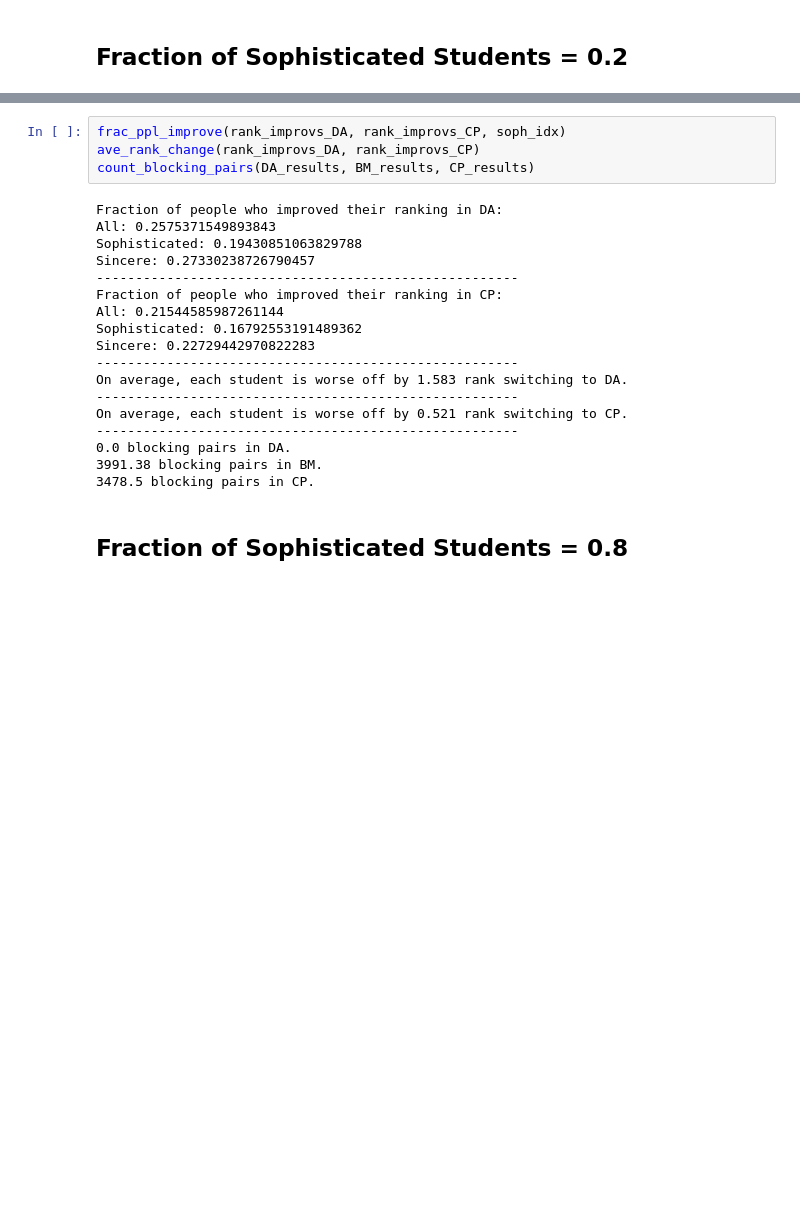
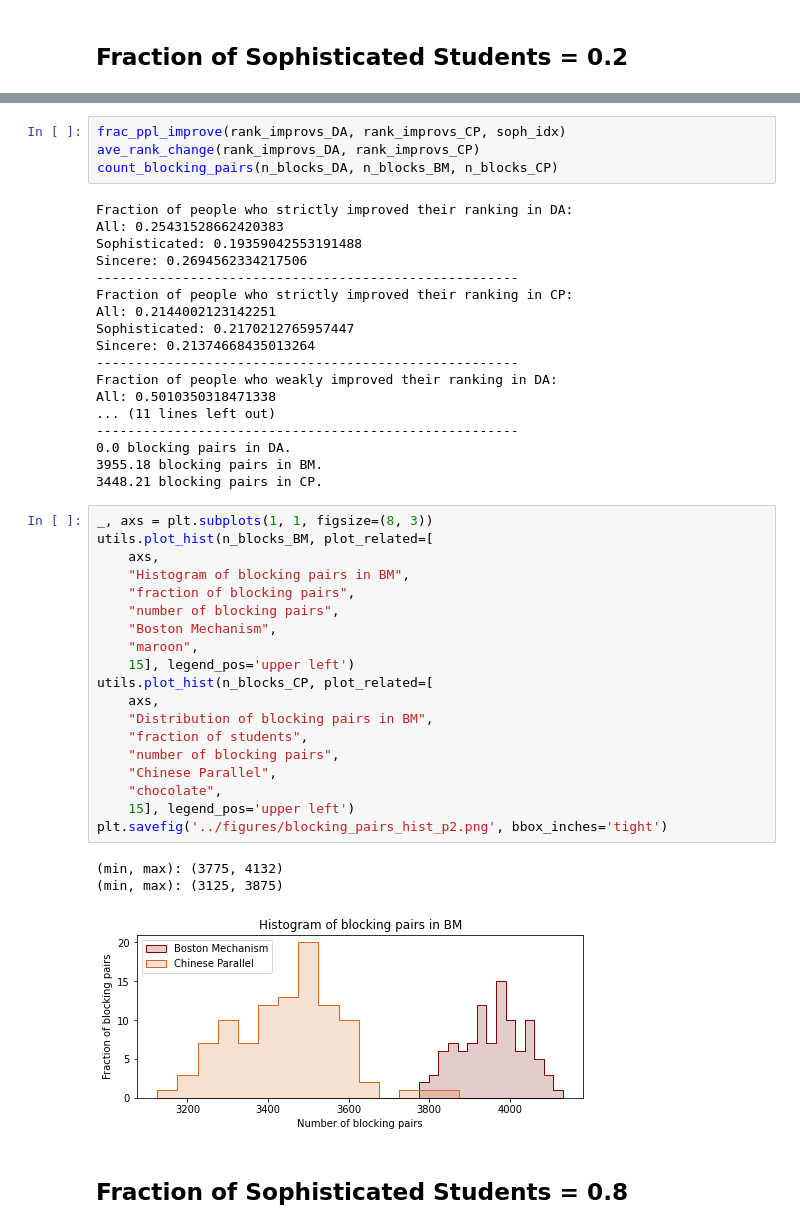
Before and after one commit to lotusxia/school-choice-136, a Jupyter notebook: code/figures_and_stats.ipynb, the cells around one changed output, grey strips where cells are left out. Drawn from its saved outputs; the diff is of its cells as text; blank space fills up the shorter version.

```diff
--- a/code/figures_and_stats.ipynb
+++ b/code/figures_and_stats.ipynb
@@ -366,25 +394,48 @@ dist_rank_change(rank_improvs_DA, rank_improvs_CP, soph_idx, 'rank_change_hist_p
 # %%
 frac_ppl_improve(rank_improvs_DA, rank_improvs_CP, soph_idx)
 ave_rank_change(rank_improvs_DA, rank_improvs_CP)
-count_blocking_pairs(DA_results, BM_results, CP_results)
+count_blocking_pairs(n_blocks_DA, n_blocks_BM, n_blocks_CP)
 # %% [output]
-Fraction of people who improved their ranking in DA:
-All: 0.2575371549893843
-Sophisticated: 0.19430851063829788
-Sincere: 0.27330238726790457
+Fraction of people who strictly improved their ranking in DA:
+All: 0.25431528662420383
+Sophisticated: 0.19359042553191488
+Sincere: 0.2694562334217506
 ------------------------------------------------------
-Fraction of people who improved their ranking in CP:
-All: 0.21544585987261144
-Sophisticated: 0.16792553191489362
-Sincere: 0.22729442970822283
+Fraction of people who strictly improved their ranking in CP:
+All: 0.2144002123142251
+Sophisticated: 0.2170212765957447
+Sincere: 0.21374668435013264
 ------------------------------------------------------
-On average, each student is worse off by 1.583 rank switching to DA.
-------------------------------------------------------
-On average, each student is worse off by 0.521 rank switching to CP.
+Fraction of people who weakly improved their ranking in DA:
+All: 0.5010350318471338
+... (11 lines left out)
 ------------------------------------------------------
 0.0 blocking pairs in DA.
-3991.38 blocking pairs in BM.
-3478.5 blocking pairs in CP.
+3955.18 blocking pairs in BM.
+3448.21 blocking pairs in CP.
+# %%
+_, axs = plt.subplots(1, 1, figsize=(8, 3))
+utils.plot_hist(n_blocks_BM, plot_related=[
+    axs,
+    "Histogram of blocking pairs in BM",
+    "fraction of blocking pairs",
+    "number of blocking pairs",
+    "Boston Mechanism",
+    "maroon",
+    15], legend_pos='upper left')
+utils.plot_hist(n_blocks_CP, plot_related=[
+    axs,
+    "Distribution of blocking pairs in BM",
+    "fraction of students",
+    "number of blocking pairs",
+    "Chinese Parallel",
+    "chocolate",
+    15], legend_pos='upper left')
+plt.savefig('../figures/blocking_pairs_hist_p2.png', bbox_inches='tight')
+# %% [output]
+(min, max): (3775, 4132)
+(min, max): (3125, 3875)
+[figure, added]
 # %% [markdown]
 ## Fraction of Sophisticated Students = 0.8
 # %%
```
Also changed, not shown: parts of 12 cells of this notebook, 40 other files.
